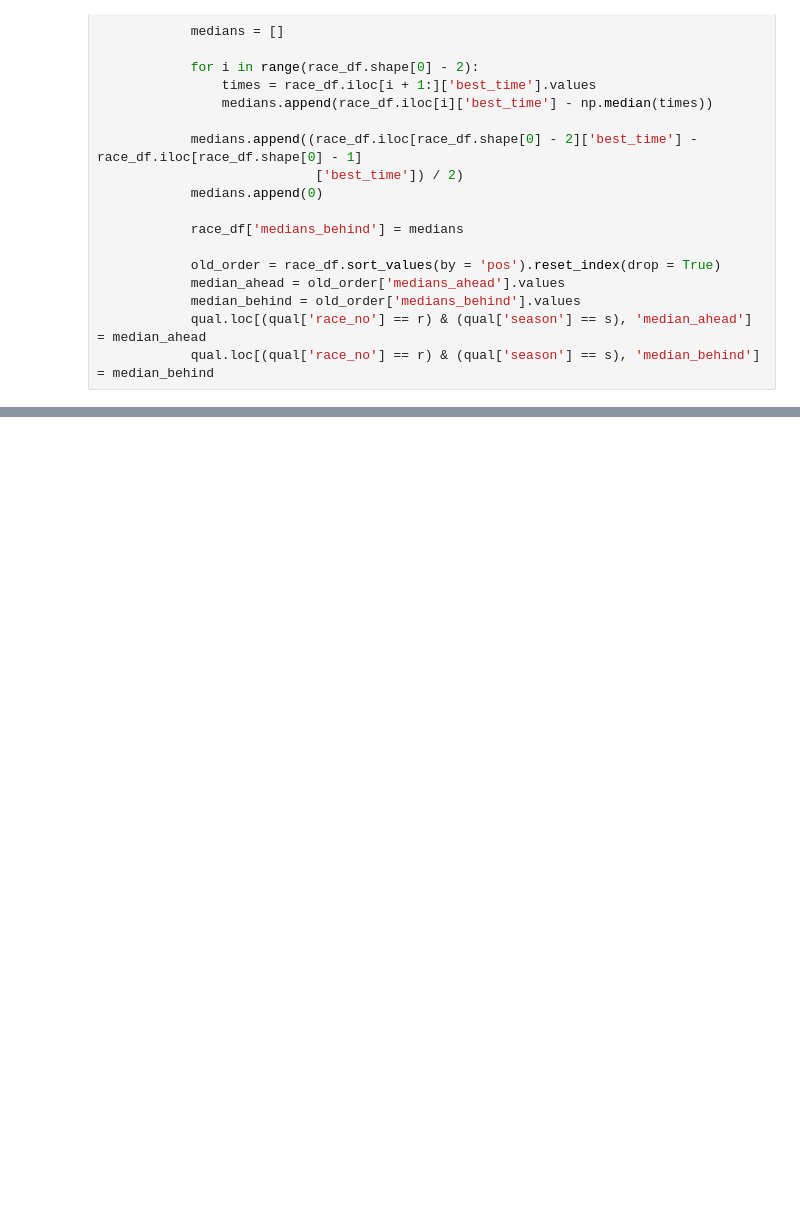
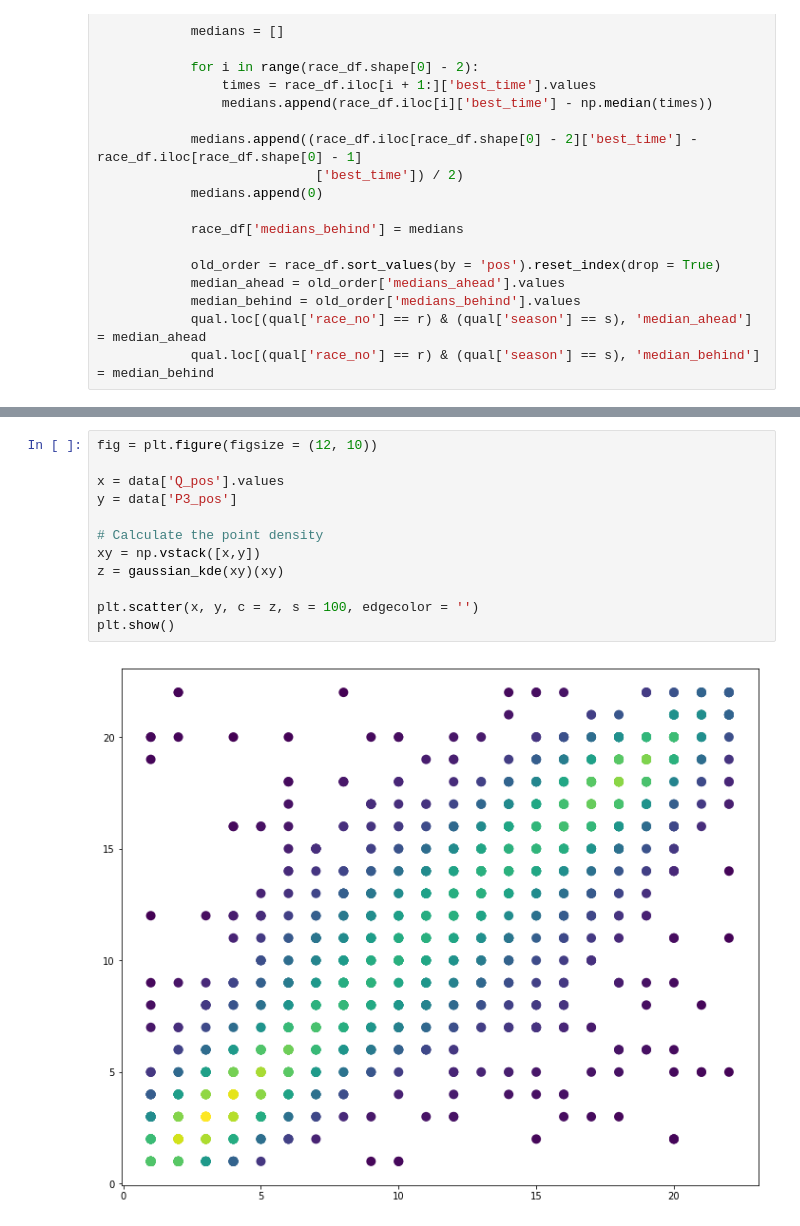
Before and after one commit to ruzarx/MLPr, a Jupyter notebook: F1/F1_basic.ipynb, the cells around one changed output, grey strips where cells are left out. Cells and saved outputs as stored; diff of their text form; blank space fills up the shorter version.

```diff
--- a/F1/F1_basic.ipynb
+++ b/F1/F1_basic.ipynb
@@ -394,0 +869,14 @@ for s in seasons:
+# %%
+fig = plt.figure(figsize = (12, 10))
+
+x = data['Q_pos'].values
+y = data['P3_pos']
+
+# Calculate the point density
+xy = np.vstack([x,y])
+z = gaussian_kde(xy)(xy)
+
+plt.scatter(x, y, c = z, s = 100, edgecolor = '')
+plt.show()
+# %% [output]
+[figure, added]
```
Also changed, not shown: parts of 36 cells of this notebook.
